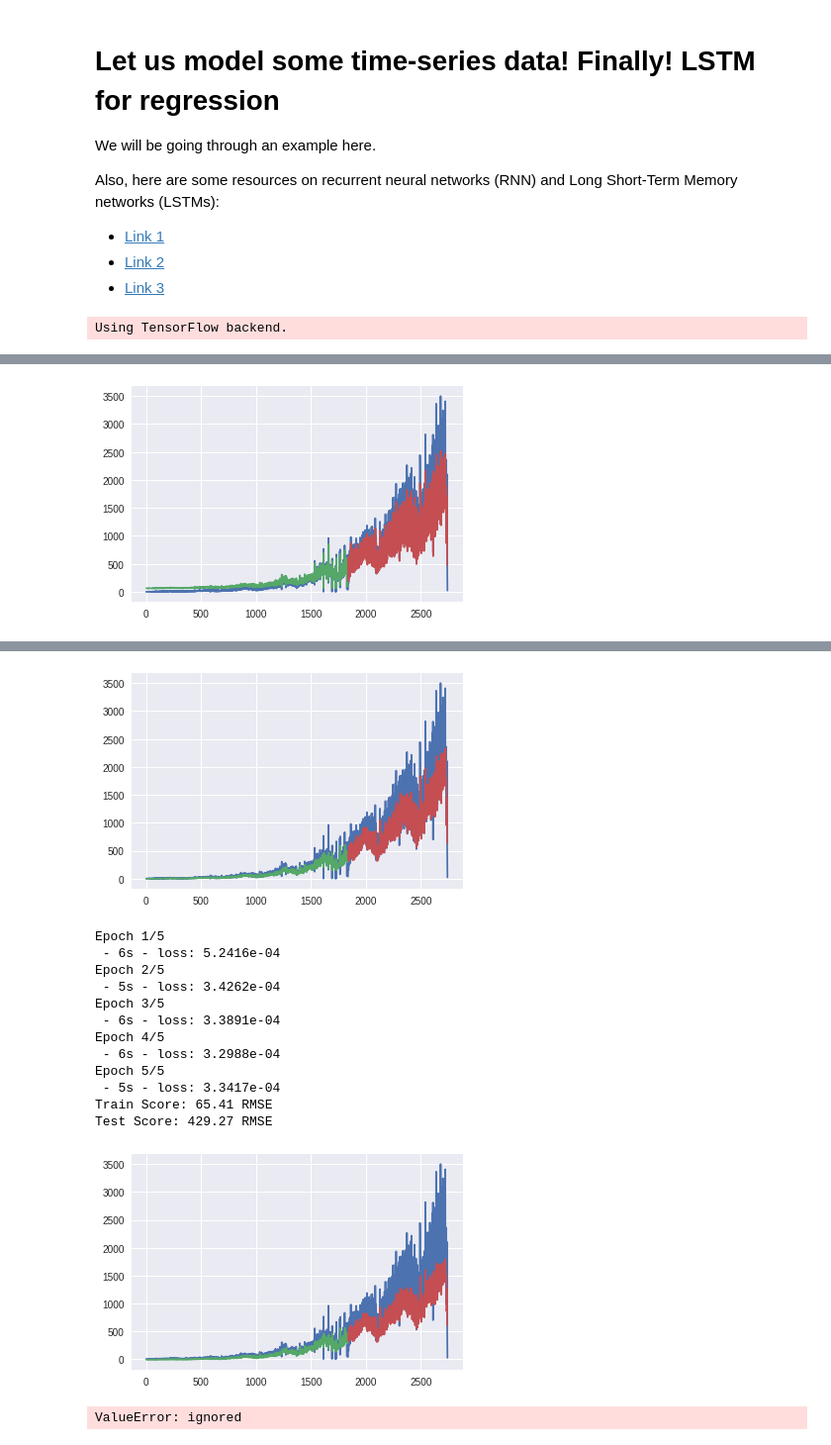
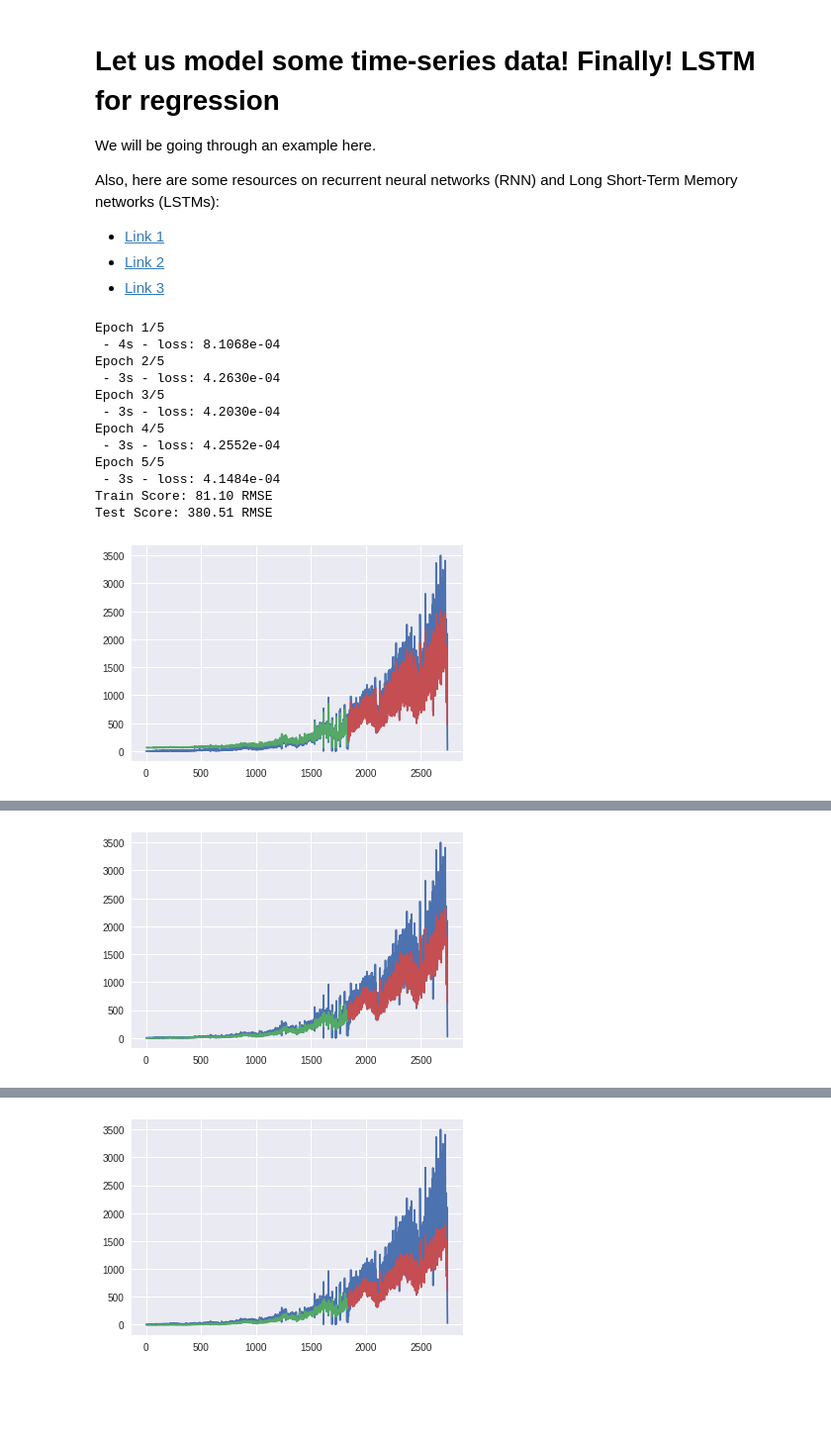
Before and after one commit to tklouie/PyData_LA_2018, a Jupyter notebook: PyData_LA_2018_Tutorial.ipynb, the cells around one changed output, grey strips where cells are left out. Shown at 99% size. Saved outputs shown, nothing was run; the diff lists cells and outputs as text; code cells hidden in the pictures; blank space fills up the shorter version.

Commit message:
Commented out LSTM models at bottom with errors. Re-ran.  Made some text comment changes.

```diff
--- a/PyData_LA_2018_Tutorial.ipynb
+++ b/PyData_LA_2018_Tutorial.ipynb
@@ -1018,36 +1028,48 @@ def do_lstm_model(df,
 # %%
 # LSTM Network for Regression
 do_lstm_model(df = df_prophet,
               ts = 'y',
               look_back = 1,
               epochs = 5)
 
 # LSTM for Regression Using the Window Method
 do_lstm_model(df = df_prophet,
               ts = 'y',
               look_back = 3,
               epochs = 5)
 
 # LSTM for Regression with Time Steps
 do_lstm_model(df = df_prophet,
               ts = 'y',
               look_back = 3,
               epochs = 5,
               type_ = 'regression with time steps')
 
-# LSTM with Memory Between Batches
-do_lstm_model(df = df_prophet,
-              ts = 'y',
-              look_back = 3,
-              epochs = 5,
-              type_ = 'memory between batches')
+# # LSTM with Memory Between Batches
+# do_lstm_model(df = df_prophet,
+#               ts = 'y',
+#               look_back = 3,
+#               epochs = 5,
+#               type_ = 'memory between batches')
 
-# Stacked LSTMs with Memory Between Batches
-do_lstm_model(df = df_prophet,
-              ts = 'y',
-              look_back = 3,
-              epochs = 5,
-              type_ = 'stacked with memory between batches')
+# # Stacked LSTMs with Memory Between Batches
+# do_lstm_model(df = df_prophet,
+#               ts = 'y',
+#               look_back = 3,
+#               epochs = 5,
+#               type_ = 'stacked with memory between batches')
 # %% [output]
-Using TensorFlow backend.
+Epoch 1/5
+ - 4s - loss: 8.1068e-04
+Epoch 2/5
+ - 3s - loss: 4.2630e-04
+Epoch 3/5
+ - 3s - loss: 4.2030e-04
+Epoch 4/5
+ - 3s - loss: 4.2552e-04
+Epoch 5/5
+ - 3s - loss: 4.1484e-04
+Train Score: 81.10 RMSE
+Test Score: 380.51 RMSE
+[figure]
 Epoch 1/5
@@ -1065,2 +1087,2 @@ Test Score: 380.49 RMSE
-[figure]
+[figure]
 Epoch 1/5
@@ -1078,15 +1100 @@ Test Score: 396.01 RMSE
-[figure]
-Epoch 1/5
- - 6s - loss: 5.2416e-04
-Epoch 2/5
- - 5s - loss: 3.4262e-04
-Epoch 3/5
- - 6s - loss: 3.3891e-04
-Epoch 4/5
- - 6s - loss: 3.2988e-04
-Epoch 5/5
- - 5s - loss: 3.3417e-04
-Train Score: 65.41 RMSE
-Test Score: 429.27 RMSE
 [figure]
-ValueError: ignored
```
Also changed, not shown: parts of 4 cells of this notebook.
